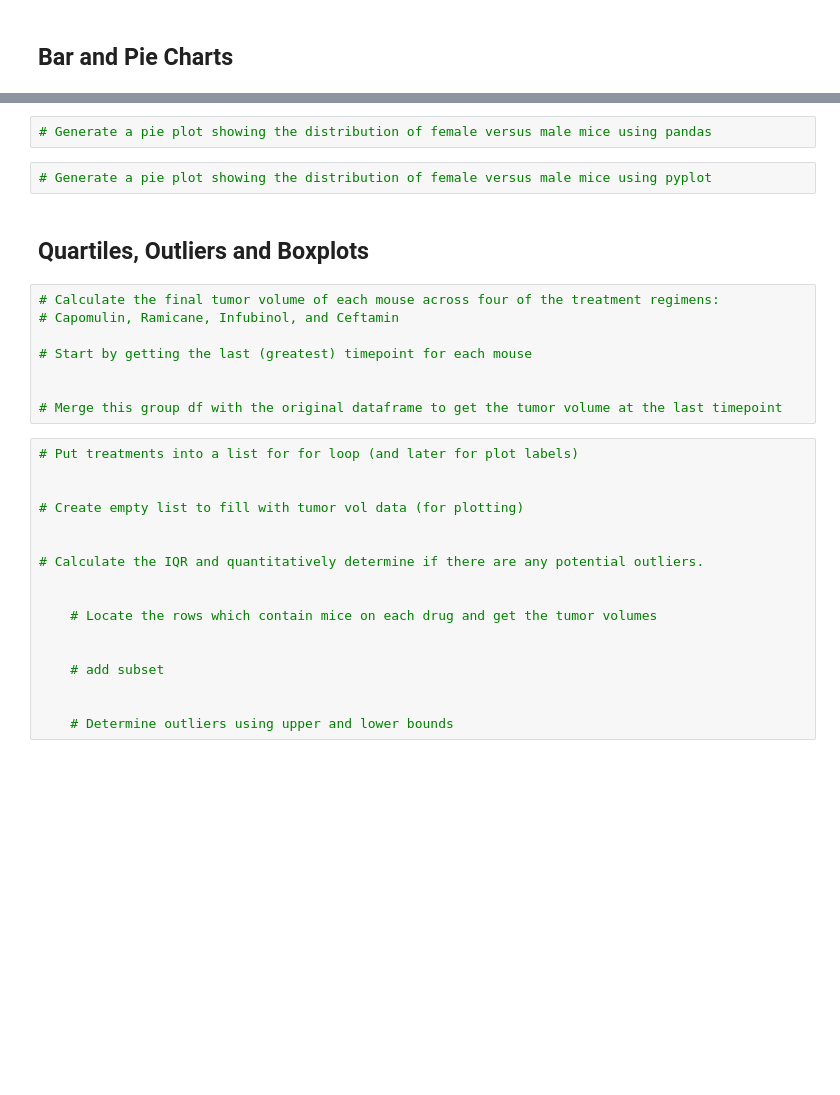
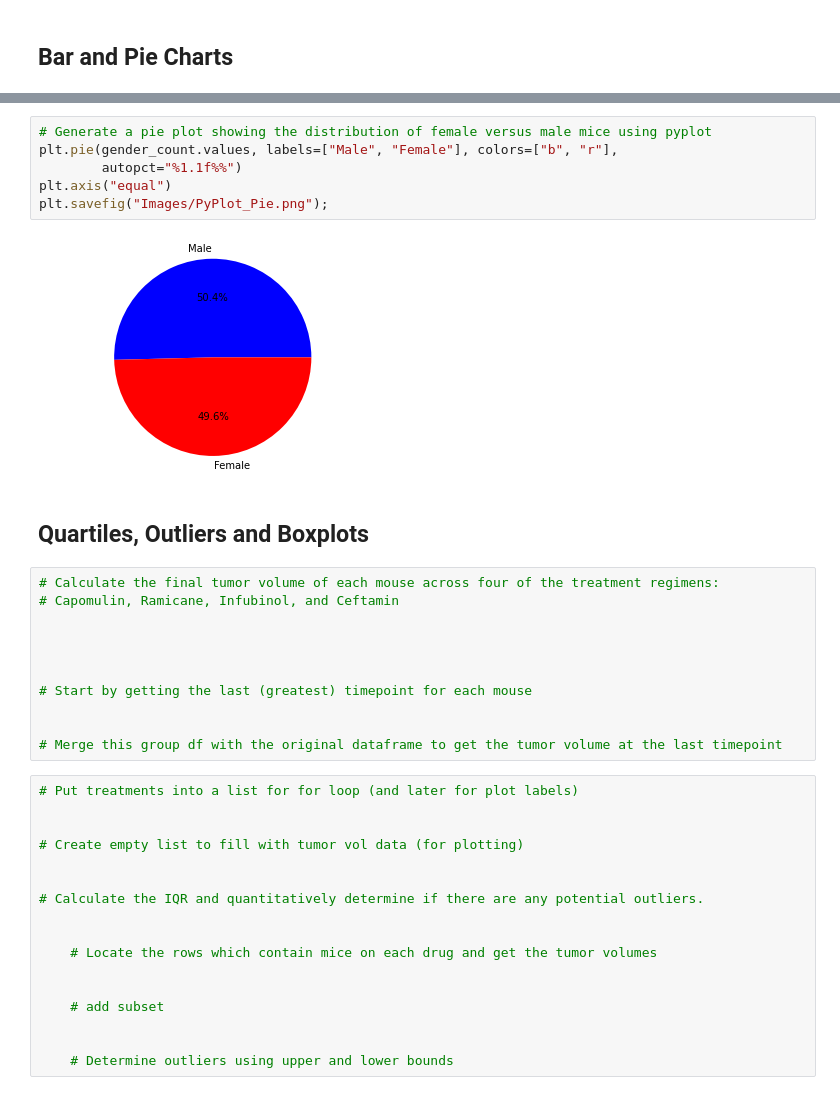
Before and after one commit to granttowers/matplotlib-challenge, a Jupyter notebook: pymaceuticals_starter.ipynb, the cells around one changed output, grey strips where cells are left out. Saved outputs shown, nothing was run; the diff lists cells and outputs as text; blank space fills up the shorter version.

```diff
--- a/pymaceuticals_starter.ipynb
+++ b/pymaceuticals_starter.ipynb
@@ -213,12 +237,19 @@ plt.ylabel("Number of Mice");
 # %%
-# Generate a pie plot showing the distribution of female versus male mice using pandas
+# Generate a pie plot showing the distribution of female versus male mice using pyplot
+plt.pie(gender_count.values, labels=["Male", "Female"], colors=["b", "r"],
+        autopct="%1.1f%%")
+plt.axis("equal")
+plt.savefig("Images/PyPlot_Pie.png");
+# %% [output]
+[figure, added]
-# %%
-# Generate a pie plot showing the distribution of female versus male mice using pyplot
 # %% [markdown]
 ## Quartiles, Outliers and Boxplots
 # %%
 # Calculate the final tumor volume of each mouse across four of the treatment regimens:
 # Capomulin, Ramicane, Infubinol, and Ceftamin
+
+
+
 
 # Start by getting the last (greatest) timepoint for each mouse
 
```
Also changed, not shown: parts of 10 cells of this notebook, 4 other files.
